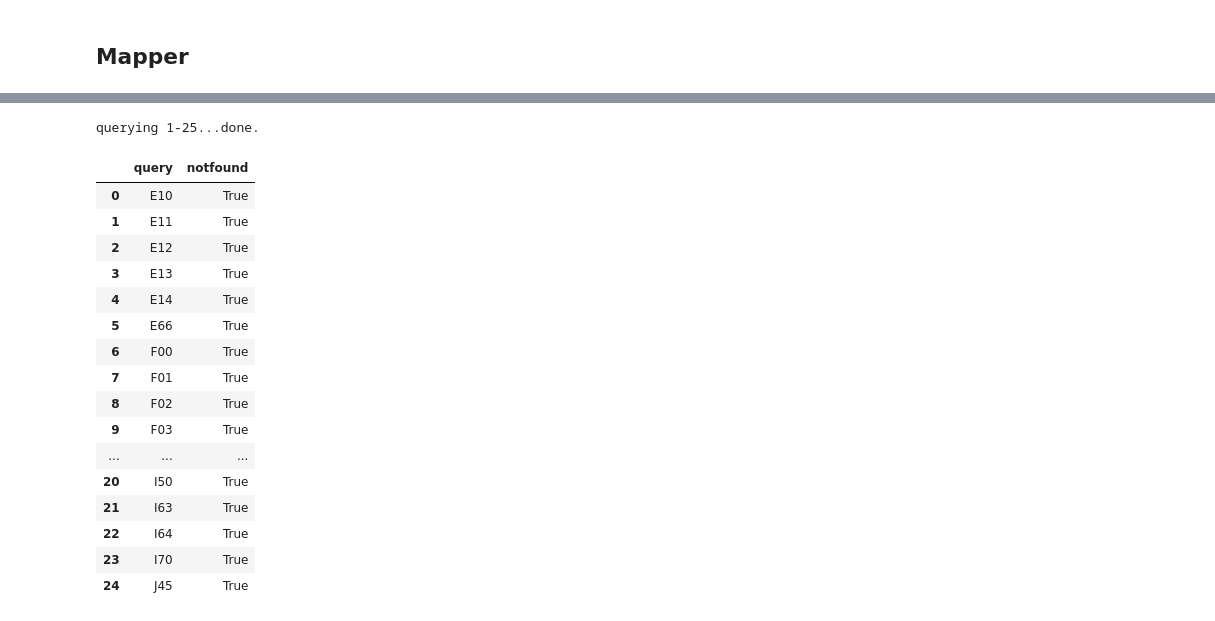
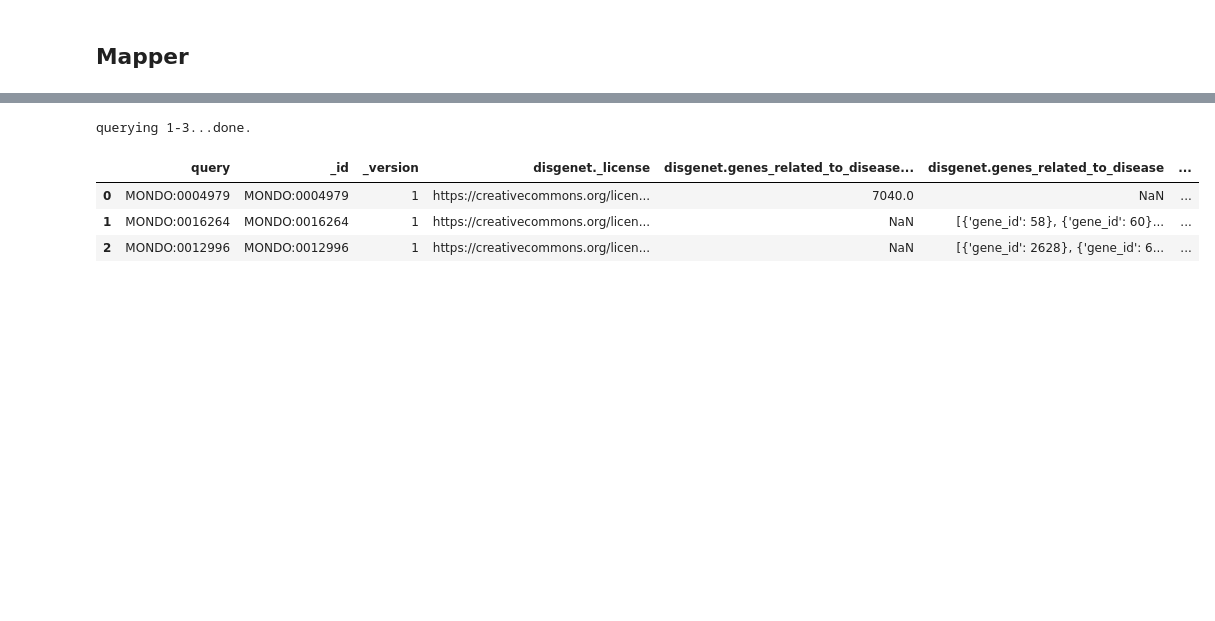
Before and after one commit to bionetslab/digest, a Jupyter notebook: jupyter/Untitled.ipynb, the cells around one changed output, grey strips where cells are left out. Saved outputs shown, nothing was run; the diff lists cells and outputs as text; code cells hidden in the pictures; blank space fills up the shorter version.

Commit message:
gene mapping partly

```diff
--- a/jupyter/Untitled.ipynb
+++ b/jupyter/Untitled.ipynb
@@ -111,26 +217,16 @@ def get_disease_mapping(md, diseases):
     :return: Dataframe
     """
     return md.getdiseases(diseases,
-                          fields='disgenet.genes_related_to_disease.gene_iddisgenet.variants_related_to_disease.rsid',
+                          fields='disgenet.genes_related_to_disease.gene_id,disgenet.variants_related_to_disease.rsid',
                           species='human', returnall=False, as_dataframe=True, df_index=False)
+# %%
+mondos=['MONDO:0004979','MONDO:0016264','MONDO:0012996']
 # %%
-get_disease_mapping(md,diseases[0])
+#get_disease_mapping(md,diseases[0])
+get_disease_mapping(md,mondos)
 # %% [output]
-querying 1-25...done.
+querying 1-3...done.
-|  | query | notfound |
-| 0 | E10 | True |
-| 1 | E11 | True |
-| 2 | E12 | True |
-| 3 | E13 | True |
-| 4 | E14 | True |
-| 5 | E66 | True |
-| 6 | F00 | True |
-| 7 | F01 | True |
-| 8 | F02 | True |
-| 9 | F03 | True |
-| ... | ... | ... |
-| 20 | I50 | True |
-| 21 | I63 | True |
-| 22 | I64 | True |
-| 23 | I70 | True |
-| 24 | J45 | True |
+|  | query | _id | _version | disgenet._license | disgenet.genes_related_to_disease... | disgenet.genes_related_to_disease | ... |
+| 0 | MONDO:0004979 | MONDO:0004979 | 1 | https://creativecommons.org/licen... | 7040.0 | NaN | ... |
+| 1 | MONDO:0016264 | MONDO:0016264 | 1 | https://creativecommons.org/licen... | NaN | [{'gene_id': 58}, {'gene_id': 60}... | ... |
+| 2 | MONDO:0012996 | MONDO:0012996 | 1 | https://creativecommons.org/licen... | NaN | [{'gene_id': 2628}, {'gene_id': 6... | ... |
```
Also changed, not shown: parts of 15 cells of this notebook, 3 other files.
